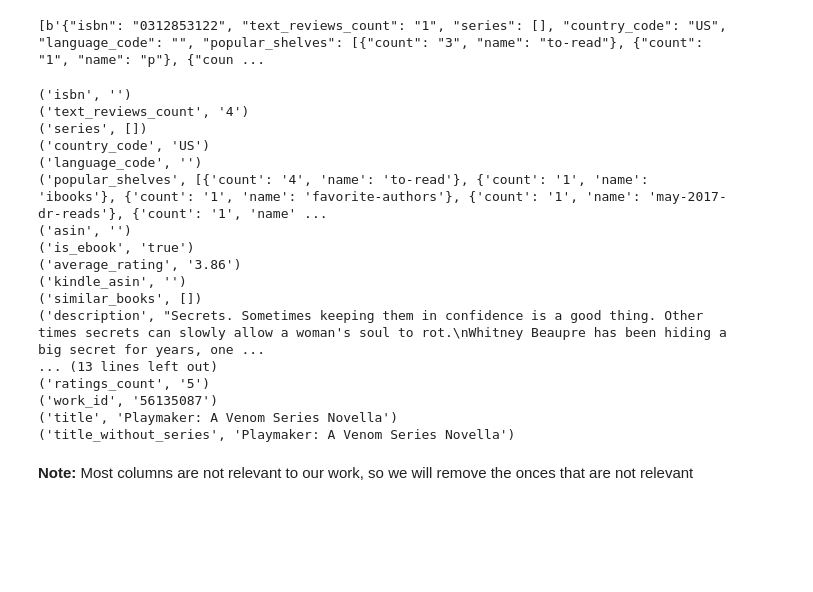
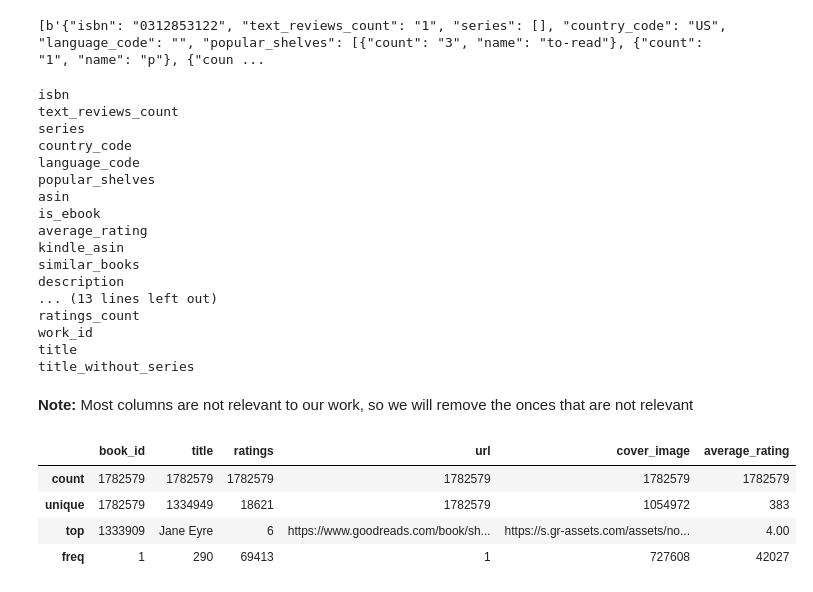
Before and after one commit to natek-1/Book-Recommendation, a Jupyter notebook: notebook/search.ipynb, the cells around one changed output. Drawn from its saved outputs; the diff is of its cells as text; code cells hidden in the pictures; blank space fills up the shorter version.

Commit message:
worked on adding the modified title

```diff
--- a/notebook/search.ipynb
+++ b/notebook/search.ipynb
@@ -26,27 +26,27 @@ print(lines)
 # %%
 import json
 
-data = json.loads(lines[8])
-for i in data.items():
+data = json.loads(lines[3])
+for i in data.keys():
     print(i) # print all the avaialabe columns
 # %% [output]
-('isbn', '')
-('text_reviews_count', '4')
-('series', [])
-('country_code', 'US')
-('language_code', '')
-('popular_shelves', [{'count': '4', 'name': 'to-read'}, {'count': '1', 'name': 'ibooks'}, {'count': '1', 'name': 'favorite-authors'}, {'count': '1', 'name': 'may-2017-dr-reads'}, {'count': '1', 'name' ...
-('asin', '')
-('is_ebook', 'true')
-('average_rating', '3.86')
-('kindle_asin', '')
-('similar_books', [])
-('description', "Secrets. Sometimes keeping them in confidence is a good thing. Other times secrets can slowly allow a woman's soul to rot.\nWhitney Beaupre has been hiding a big secret for years, one ...
+isbn
+text_reviews_count
+series
+country_code
+language_code
+popular_shelves
+asin
+is_ebook
+average_rating
+kindle_asin
+similar_books
+description
 ... (13 lines left out)
-('ratings_count', '5')
-('work_id', '56135087')
-('title', 'Playmaker: A Venom Series Novella')
-('title_without_series', 'Playmaker: A Venom Series Novella')
+ratings_count
+work_id
+title
+title_without_series
 # %% [markdown]
 **Note:** Most columns are not relevant to our work, so we will remove the onces that are not relevant
 # %%
@@ -57,7 +57,8 @@ def parse_field(line):
         "title": data["title_without_series"],
         "ratings": data["ratings_count"],
         "url": data["url"],
-        "cover_image": data["image_url"]
+        "cover_image": data["image_url"],
+        "average_rating": data["average_rating"]
     }
 # %%
 book_titles = []
@@ -75,3 +76,15 @@ with gzip.open("dataset/goodreads_books.json.gz") as f:
 
         if ratings > 5:
             book_titles.append(field)
+# %%
+import pandas as pd
+
+titles_df = pd.DataFrame.from_dict(book_titles)
+# %%
+titles_df.describe()
+# %% [output]
+|  | book_id | title | ratings | url | cover_image | average_rating |
+| count | 1782579 | 1782579 | 1782579 | 1782579 | 1782579 | 1782579 |
+| unique | 1782579 | 1334949 | 18621 | 1782579 | 1054972 | 383 |
+| top | 1333909 | Jane Eyre | 6 | https://www.goodreads.com/book/sh... | https://s.gr-assets.com/assets/no... | 4.00 |
+| freq | 1 | 290 | 69413 | 1 | 727608 | 42027 |
```
Also changed, not shown: parts of 2 cells of this notebook.
